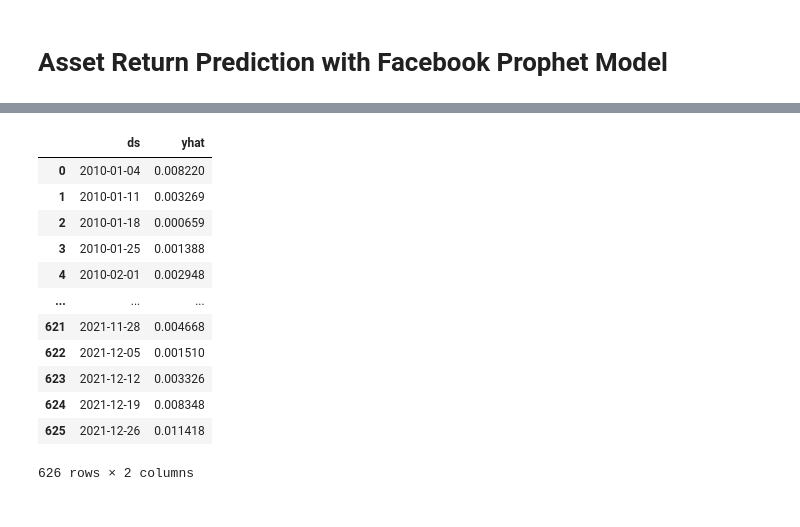
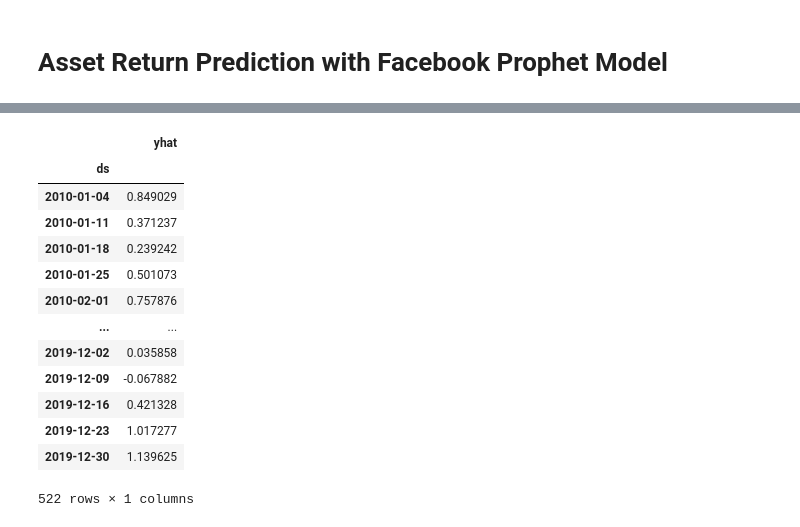
Before and after one commit to MathNog/Genetic-Algorithm-Project, a Jupyter notebook: code/predict_return_prophet.ipynb, the cells around one changed output, grey strips where cells are left out. Drawn from its saved outputs; the diff is of its cells as text; code cells hidden in the pictures.

```diff
--- a/code/predict_return_prophet.ipynb
+++ b/code/predict_return_prophet.ipynb
@@ -67,8 +68,8 @@ plt.show()
 last_train_year = 2020
 test_year = 2021
 
-train = asset[asset.ds.dt.year <= 2020]
-test = asset[asset.ds.dt.year == 2021]
+train = asset[asset.ds.dt.year <= 2019]
+test = asset[asset.ds.dt.year >= 2020]
 
 print(train.shape,test.shape)
 # %% [output]
@@ -76,6 +77,6 @@ print(train.shape,test.shape)
 # %%
 model = Prophet(growth="flat",
-                n_changepoints = 10,
+                n_changepoints = 5,
                 weekly_seasonality=True,
                 daily_seasonality=True,
                 yearly_seasonality=True)
@@ -89,21 +88,24 @@ model.fit(train)
 # %%
-future = model.make_future_dataframe(periods=52,freq='w')
+future = model.make_future_dataframe(periods=1,freq='w')
 forecast = model.predict(future)
 
 
-future["yhat"] = forecast.yhat
-future
+
+df_prediction_train = pd.DataFrame(forecast[["ds","yhat"]].iloc[0:-1,:])
+df_prediction_train.set_index("ds",inplace=True)
+df_prediction_train
 # %% [output]
-|  | ds | yhat |
-| 0 | 2010-01-04 | 0.008220 |
-| 1 | 2010-01-11 | 0.003269 |
-| 2 | 2010-01-18 | 0.000659 |
-| 3 | 2010-01-25 | 0.001388 |
-| 4 | 2010-02-01 | 0.002948 |
-| ... | ... | ... |
-| 621 | 2021-11-28 | 0.004668 |
-| 622 | 2021-12-05 | 0.001510 |
-| 623 | 2021-12-12 | 0.003326 |
-| 624 | 2021-12-19 | 0.008348 |
-| 625 | 2021-12-26 | 0.011418 |
+|  | yhat |
+| ds |  |
+| 2010-01-04 | 0.849029 |
+| 2010-01-11 | 0.371237 |
+| 2010-01-18 | 0.239242 |
+| 2010-01-25 | 0.501073 |
+| 2010-02-01 | 0.757876 |
+| ... | ... |
+| 2019-12-02 | 0.035858 |
+| 2019-12-09 | -0.067882 |
+| 2019-12-16 | 0.421328 |
+| 2019-12-23 | 1.017277 |
+| 2019-12-30 | 1.139625 |
-626 rows × 2 columns
+522 rows × 1 columns
```
Also changed, not shown: parts of 13 cells of this notebook, 49 other files.
